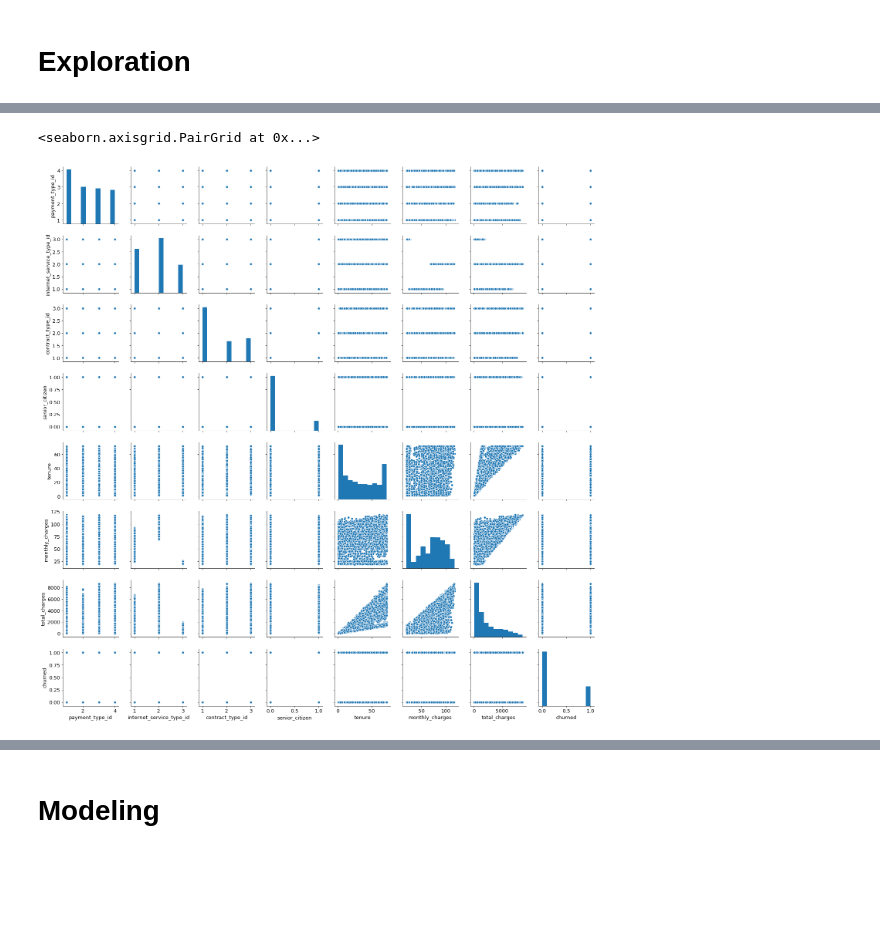
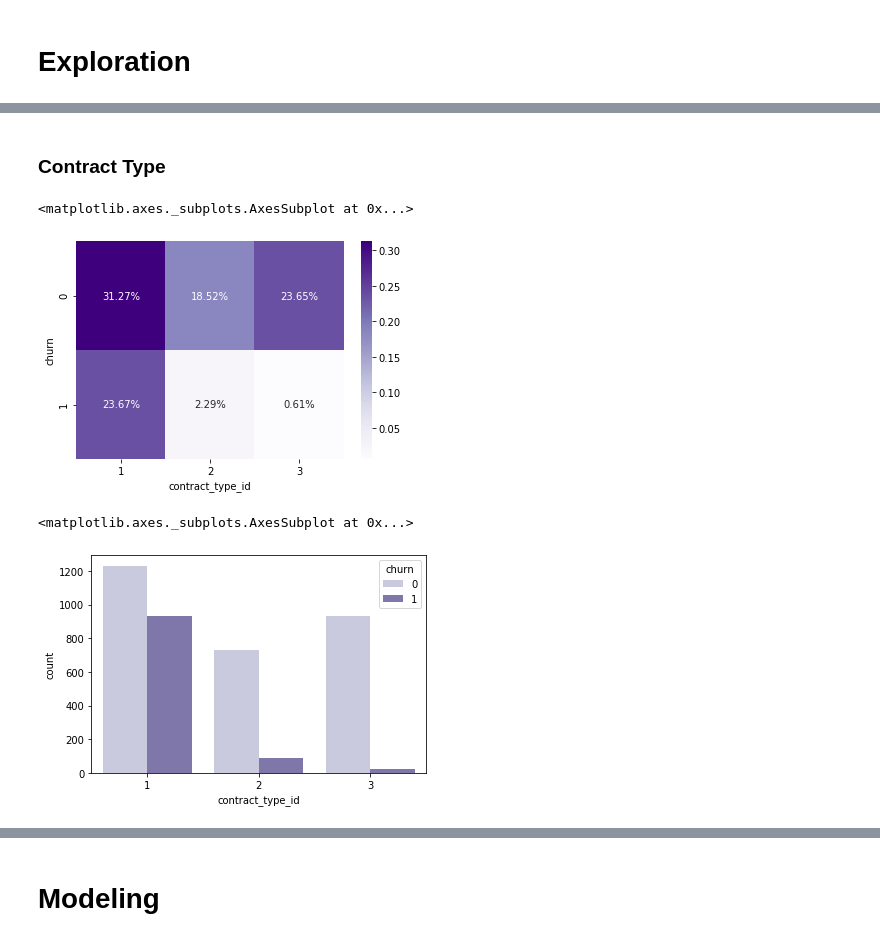
Before and after one commit to Brandon-Martinez27/classification_project, a Jupyter notebook: classification_project.ipynb, the cells around one changed output, grey strips where cells are left out. Drawn from its saved outputs; the diff is of its cells as text; code cells hidden in the pictures; blank space fills up the shorter version.

```diff
--- a/classification_project.ipynb
+++ b/classification_project.ipynb
@@ -136,13 +190,32 @@ telco['churned'] = telco.churn.map({'No': 0, 'Yes': 1})
+# %%
+#add tenure_years
+telco['tenure_years'] = telco.tenure.apply(lambda x: math.floor(x/12))
+# %%
+#change 'None':3 to 0 (internet_service_type_id)
+telco['internet_service_type_id'] = telco.internet_service_type_id.map({3: 0, 1: 1, 2: 2})
+# %%
+#drop columns
+cols_to_drop = ['gender', \
+                'multiple_lines',\
+                'payment_type', \
+                'internet_service_type', \
+                'phone_service', \
+                'contract_type', \
+                'partner', 'dependents', \
+                'streaming_tv', 'streaming_movies', \
+                'online_security', \
+                'online_backup']
+telco = telco.drop(columns=cols_to_drop)
 # %%
 # Split on telco data, stratifying churn
 # Return train, validate, and test as Dataframe.
 def telco_split(df):
     train_validate, test = train_test_split(telco, test_size=.2,
-                                        random_state=123,
-                                        stratify=telco.churned)
+                                        random_state=369,
+                                        stratify=telco.churn)
     train, validate = train_test_split(train_validate, test_size=.3,
-                                   random_state=123,
-                                   stratify=train_validate.churned)
+                                   random_state=369,
+                                   stratify=train_validate.churn)
     return train, validate, test
 # %%
 train, validate, test = telco_split(telco)
@@ -167,5 +231,0 @@ sns.relplot(x='tenure', y='churned', data=telco)
-# %%
-sns.pairplot(train)
-# %% [output]
-<seaborn.axisgrid.PairGrid at 0x...>
-[figure, removed]
@@ -175,0 +232,13 @@ sns.pairplot(train)
+# %% [markdown]
+### Contract Type
+# %%
+#churn by contract type: Month-to-Month (24% population)
+sns.heatmap(pd.crosstab(train.churn, train.contract_type_id, normalize=True), annot=True, cmap='Purples', fmt='.2%')
+# %% [output]
+<matplotlib.axes._subplots.AxesSubplot at 0x...>
+[figure, added]
+# %%
+sns.countplot(x='contract_type_id', hue='churn', data=train, palette='Purples')
+# %% [output]
+<matplotlib.axes._subplots.AxesSubplot at 0x...>
+[figure, added]
```
Also changed, not shown: parts of 62 cells of this notebook, 1 other file.
